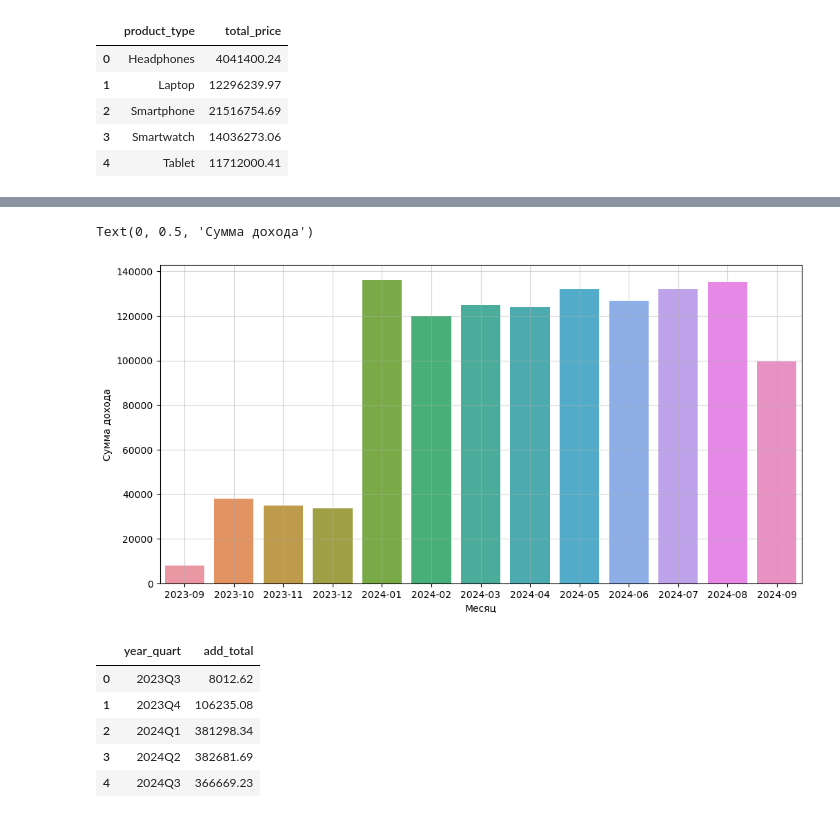
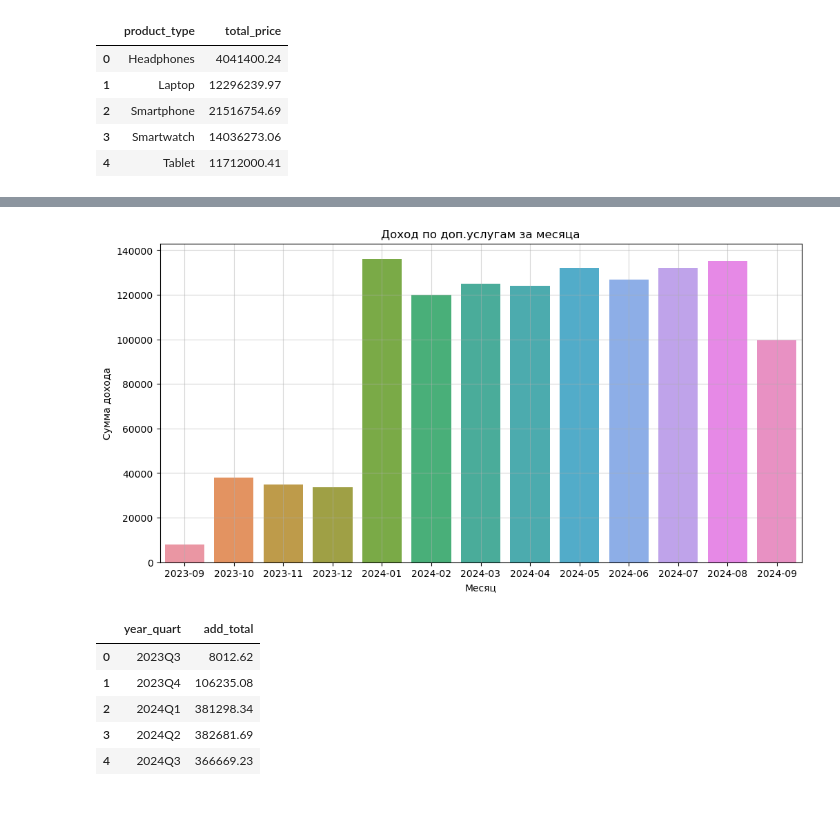
Before and after one commit to RiskofStorm/HSE, a Jupyter notebook: Python/HW_6.ipynb, the cells around one changed output, grey strips where cells are left out. Cells and saved outputs as stored; diff of their text form; code cells hidden in the pictures.

Commit message:
fixed title in 3rd plot

```diff
--- a/Python/HW_6.ipynb
+++ b/Python/HW_6.ipynb
@@ -356,17 +356,19 @@ add_monthly_earn
 # %%
 plt.figure(figsize=(12,6))
 sns.barplot(x='year_month',
             y='add_total',
             data=add_monthly_earn.sort_values(['year_month'], ascending=True)
             )
 
 plt.grid(True, alpha=.5)
 # plt.xticks(rotation=25)
+plt.title('Доход по доп.услугам за месяца')
 plt.xlabel('Месяц')
 plt.ylabel('Сумма дохода')
+
+plt.ticklabel_format(style='plain', axis='y',useOffset=False)
 # %% [output]
-Text(0, 0.5, 'Сумма дохода')
-[figure, old version]
+[figure, new version]
 # %%
 add_quarter_earn
 # %% [output]
```
Also changed, not shown: parts of 5 cells of this notebook.
